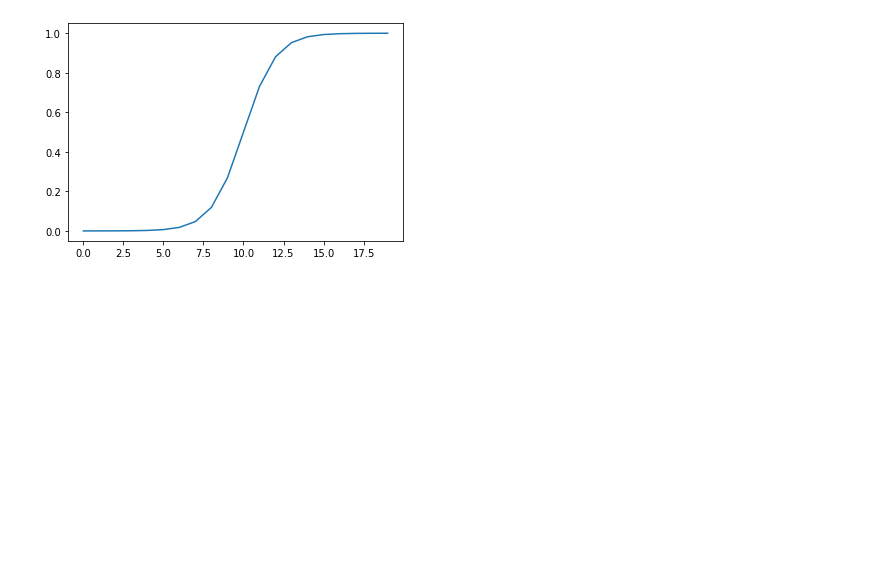
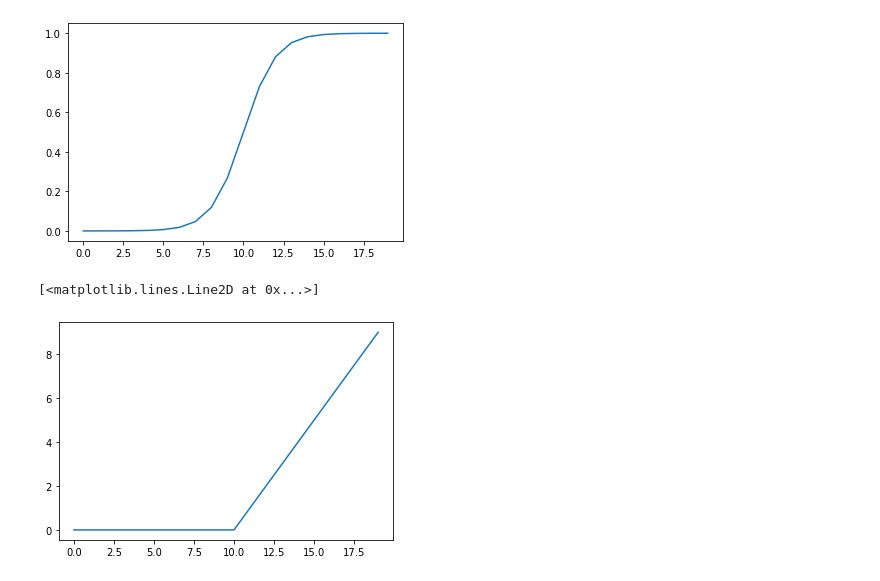
Before and after one commit to LazaUK/UdemyProjects-TensorFlow, a Jupyter notebook: Project4_NNClassification/TensorFlow_04_IntroClassNN_Nonlinear.ipynb, the cells around one changed output. Cells and saved outputs as stored; diff of their text form; code cells hidden in the pictures; blank space fills up the shorter version.

```diff
--- a/Project4_NNClassification/TensorFlow_04_IntroClassNN_Nonlinear.ipynb
+++ b/Project4_NNClassification/TensorFlow_04_IntroClassNN_Nonlinear.ipynb
@@ -204,3 +204,13 @@ plt.plot(sigmoid(A))
 # %% [output]
 [<matplotlib.lines.Line2D at 0x...>]
 [figure]
+# %%
+# Replicating relu function
+def relu(x):
+    return tf.maximum(0, x)
+# %%
+# Aply relu function to mock tensor and plot it
+plt.plot(relu(A))
+# %% [output]
+[<matplotlib.lines.Line2D at 0x...>]
+[figure, added]
```
Also changed, not shown: parts of 6 cells of this notebook.
